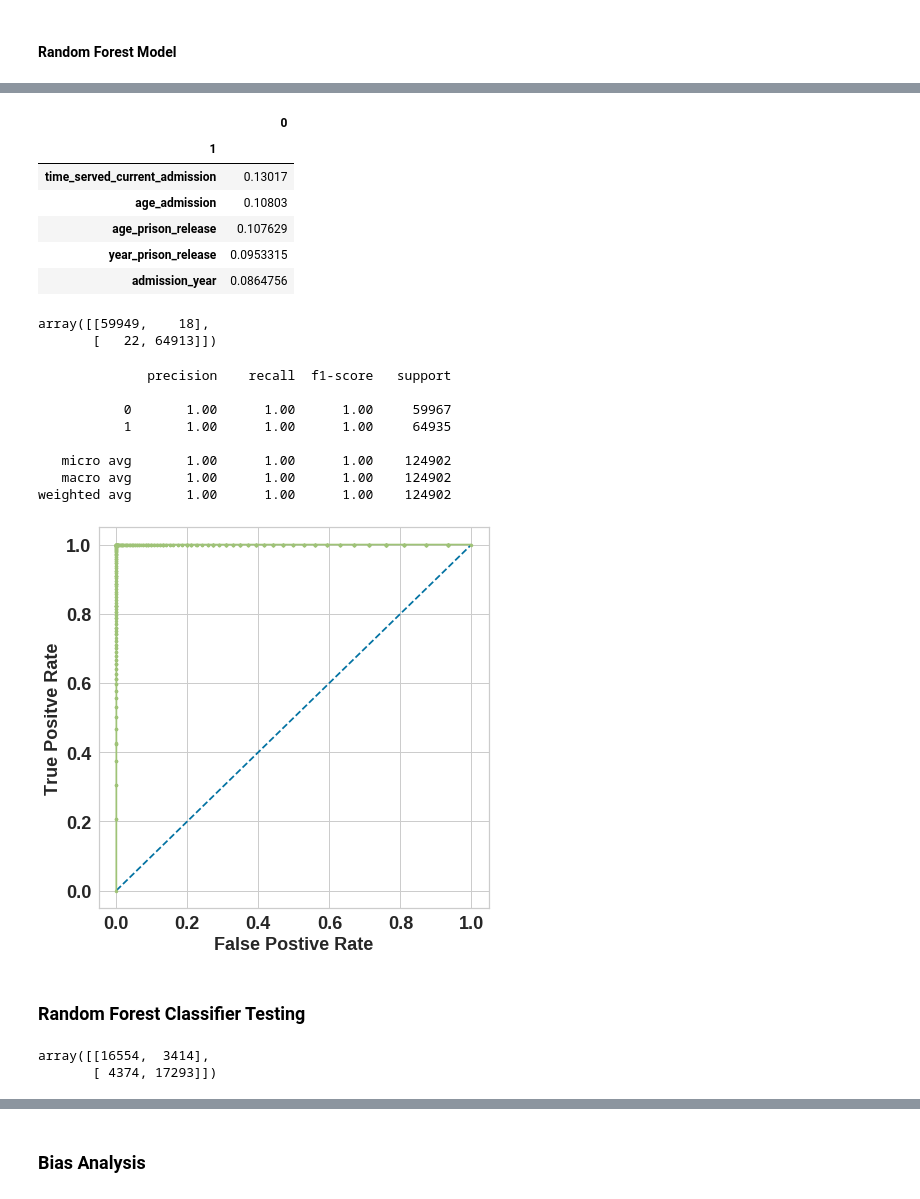
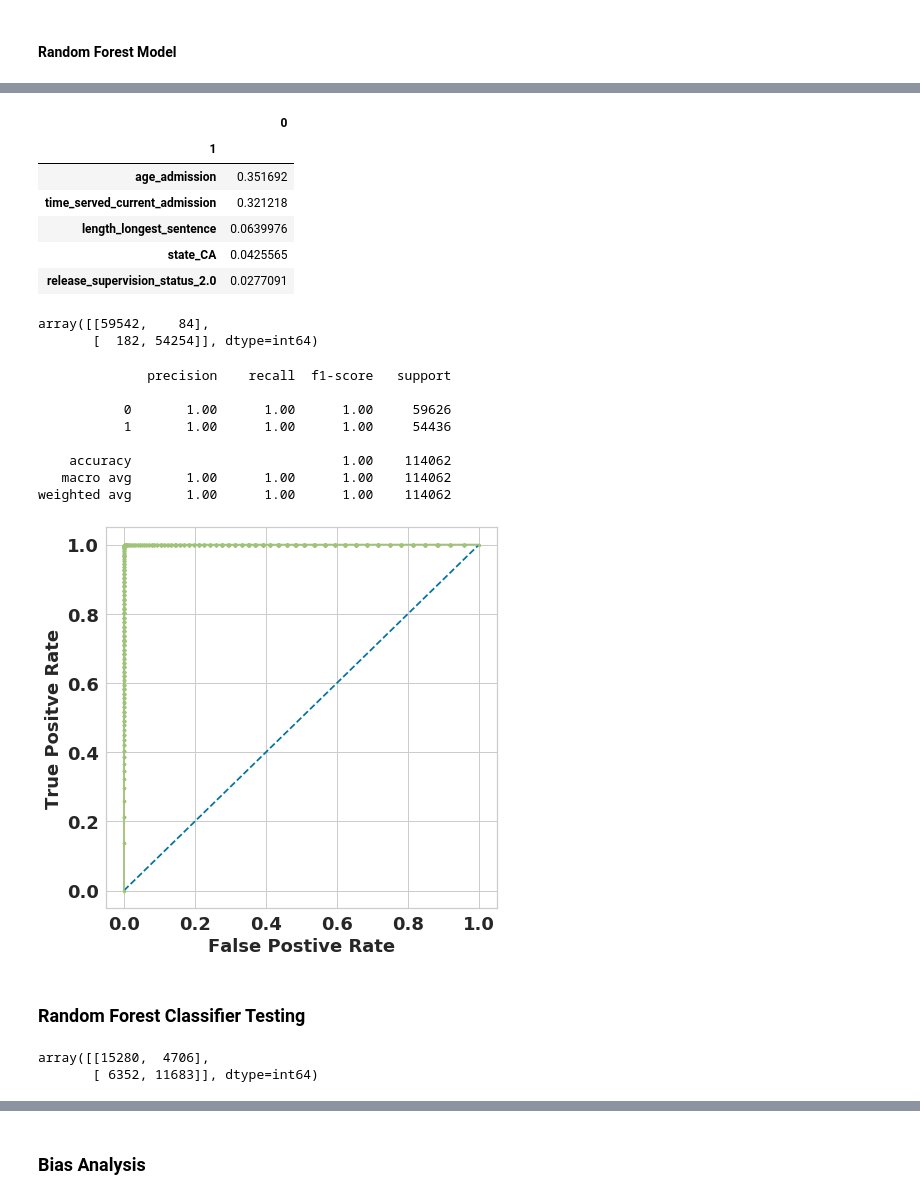
Before and after one commit to peter-haferl/prisoner_recidivism_classifier, a Jupyter notebook: Technical Notebook.ipynb, the cells around one changed output, grey strips where cells are left out. Drawn from its saved outputs; the diff is of its cells as text; code cells hidden in the pictures.

```diff
--- a/Technical Notebook.ipynb
+++ b/Technical Notebook.ipynb
@@ -110,0 +126,5 @@ y = clean['outcome']
+# %%
+X = data_clean.drop(columns=['outcome', 'gender', 'ethnicity', 'race', 'sex', 'state', 'first_offense_type', 'longest_offense_type',
+                             'offense_longest_sentence', 'birth_year', 'admission_year', 'year_prison_release',
+                             'total_max_sentence_length', 'age_prison_release'])
+y = data_clean['outcome']
@@ -159,7 +208,7 @@ search.fit(X_train, y_train)
 # %%
 # Set RandomForest model based on GridSearchCV results
 
-rfc = RandomForestClassifier(criterion='entropy', max_depth=100, max_features='auto', n_estimators=150, n_jobs=-1)
+rfc = RandomForestClassifier(criterion='entropy', max_depth=None, max_features='auto', n_estimators=150, n_jobs=-1)
 # %%
 # Fit model
 
@@ -175,17 +224,17 @@ RandomForestClassifier(bootstrap=True, class_weight=None, criterion='entropy',
 # %%
-#View Important Features
+# View Important Features
 
-features = pd.DataFrame([rfc.feature_importances_, data_clean.columns]).T
+features = pd.DataFrame([rfc.feature_importances_, X.columns]).T
 features = features.set_index(keys=features[1]).drop(columns=[1])
 features.sort_values(by=0, ascending=False).head(5)
 # %% [output]
 |  | 0 |
 | 1 |  |
-| time_served_current_admission | 0.13017 |
-| age_admission | 0.10803 |
-| age_prison_release | 0.107629 |
-| year_prison_release | 0.0953315 |
-| admission_year | 0.0864756 |
+| age_admission | 0.351692 |
+| time_served_current_admission | 0.321218 |
+| length_longest_sentence | 0.0639976 |
+| state_CA | 0.0425565 |
+| release_supervision_status_2.0 | 0.0277091 |
 # %%
 # Get train predictions from model
 
@@ -195,8 +244,8 @@ y_train_pred = rfc.predict(X_train)
 
 confusion_matrix(y_train, y_train_pred)
 # %% [output]
-array([[59949,    18],
-       [   22, 64913]])
+array([[59542,    84],
+       [  182, 54254]], dtype=int64)
 # %%
 # Analyze results via precision/recall/fl_score
 
@@ -204,12 +253,12 @@ print(classification_report(y_train, y_train_pred))
 # %% [output]
               precision    recall  f1-score   support
 
-           0       1.00      1.00      1.00     59967
-           1       1.00      1.00      1.00     64935
+           0       1.00      1.00      1.00     59626
+           1       1.00      1.00      1.00     54436
 
-   micro avg       1.00      1.00      1.00    124902
-   macro avg       1.00      1.00      1.00    124902
-weighted avg       1.00      1.00      1.00    124902
+    accuracy                           1.00    114062
+   macro avg       1.00      1.00      1.00    114062
+weighted avg       1.00      1.00      1.00    114062
 # %%
 # Graph ROC curve for model
 
@@ -233,7 +282,7 @@ plt.plot(fpr, tpr, marker='.')
 # Show the plot
 plt.show()
 # %% [output]
-[figure, old version]
+[figure, new version]
 # %% [markdown]
 ### Random Forest Classifier Testing
 # %%
@@ -245,8 +294,8 @@ y_test_pred = rfc.predict(X_test)
 
 confusion_matrix(y_test, y_test_pred)
 # %% [output]
-array([[16554,  3414],
-       [ 4374, 17293]])
+array([[15280,  4706],
+       [ 6352, 11683]], dtype=int64)
 # %%
 # Analyze results via precision/recall/fl_score
 
```
Also changed, not shown: parts of 35 cells of this notebook, 3 other files.
